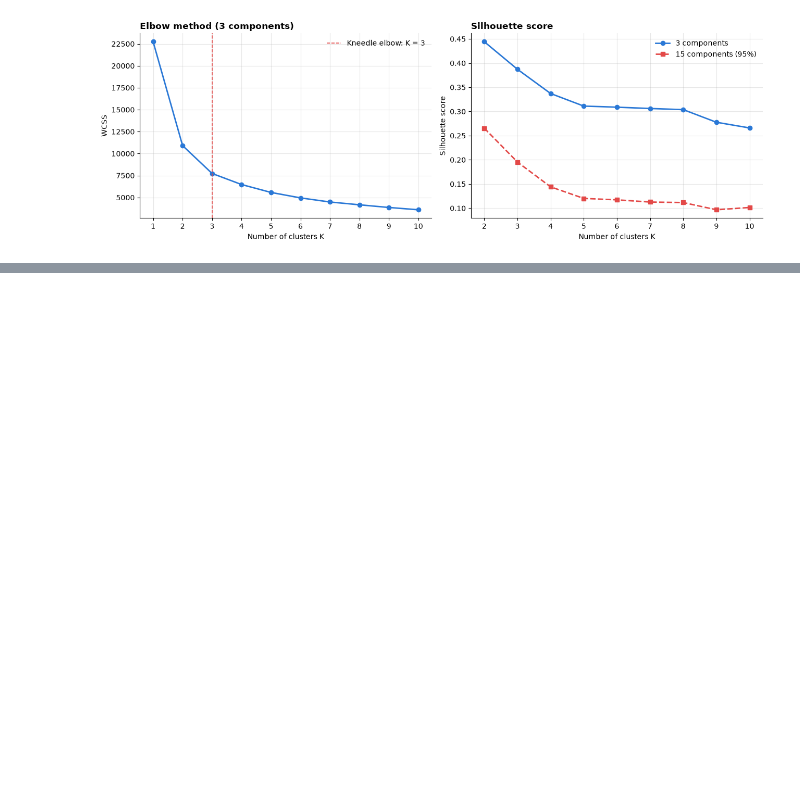
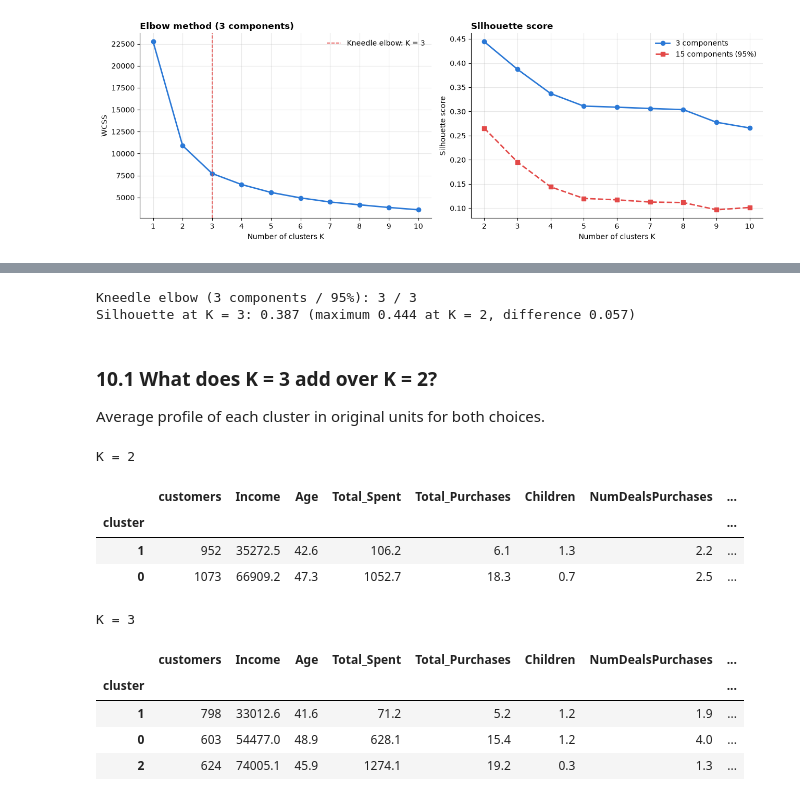
Before and after one commit to nadiagul01/customer-segmentation, a Jupyter notebook: notebooks/customer_segmentation.ipynb, the cells around one changed output, grey strips where cells are left out. Drawn from its saved outputs; the diff is of its cells as text; code cells hidden in the pictures; blank space fills up the shorter version.

```diff
--- a/notebooks/customer_segmentation.ipynb
+++ b/notebooks/customer_segmentation.ipynb
@@ -763,0 +771,36 @@ plt.show()
+# %%
+FINAL_K = 3
+
+sil_k = scores_3d["silhouette"]
+print(f"Kneedle elbow (3 components / 95%): {elbow_k(scores_3d)} / {elbow_k(scores_95)}")
+print(f"Silhouette at K = {FINAL_K}: {sil_k[FINAL_K]:.3f} "
+      f"(maximum {sil_k.max():.3f} at K = {sil_k.idxmax()}, difference {sil_k.max() - sil_k[FINAL_K]:.3f})")
+# %% [output]
+Kneedle elbow (3 components / 95%): 3 / 3
+Silhouette at K = 3: 0.387 (maximum 0.444 at K = 2, difference 0.057)
+# %% [markdown]
+### 10.1 What does K = 3 add over K = 2?
+
+Average profile of each cluster in original units for both choices.
+# %%
+profile_cols = ["Income", "Age", "Total_Spent", "Total_Purchases", "Children",
+                "NumDealsPurchases", "NumWebVisitsMonth", "Campaigns_Accepted"]
+
+for k in (2, FINAL_K):
+    labels_k = KMeans(n_clusters=k, n_init=10, random_state=RANDOM_STATE).fit_predict(X_pca3)
+    prof = df.assign(cluster=labels_k).groupby("cluster")[profile_cols].mean()
+    prof.insert(0, "customers", np.bincount(labels_k))
+    print(f"K = {k}")
+    display(prof.sort_values("Total_Spent").round(1))
+# %% [output]
+K = 2
+|  | customers | Income | Age | Total_Spent | Total_Purchases | Children | NumDealsPurchases | ... |
+| cluster |  |  |  |  |  |  |  | ... |
+| 1 | 952 | 35272.5 | 42.6 | 106.2 | 6.1 | 1.3 | 2.2 | ... |
+| 0 | 1073 | 66909.2 | 47.3 | 1052.7 | 18.3 | 0.7 | 2.5 | ... |
+K = 3
+|  | customers | Income | Age | Total_Spent | Total_Purchases | Children | NumDealsPurchases | ... |
+| cluster |  |  |  |  |  |  |  | ... |
+| 1 | 798 | 33012.6 | 41.6 | 71.2 | 5.2 | 1.2 | 1.9 | ... |
+| 0 | 603 | 54477.0 | 48.9 | 628.1 | 15.4 | 1.2 | 4.0 | ... |
+| 2 | 624 | 74005.1 | 45.9 | 1274.1 | 19.2 | 0.3 | 1.3 | ... |
```
Also changed, not shown: parts of 7 cells of this notebook.
